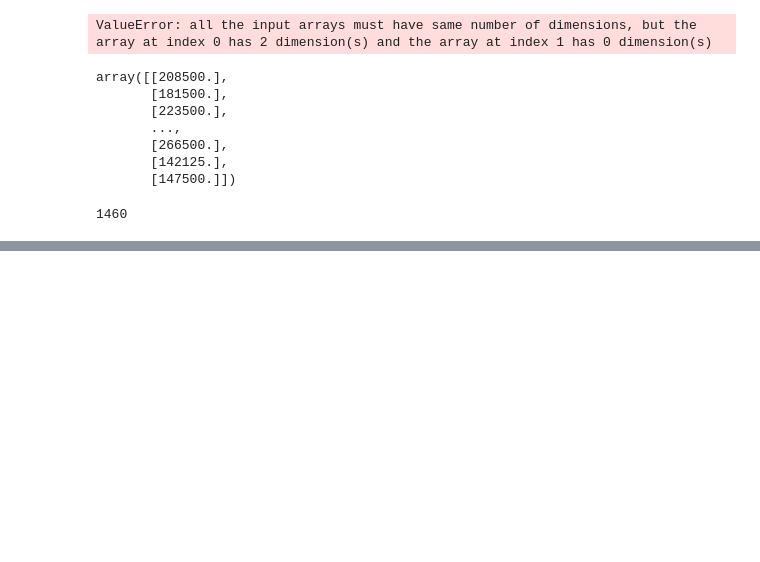
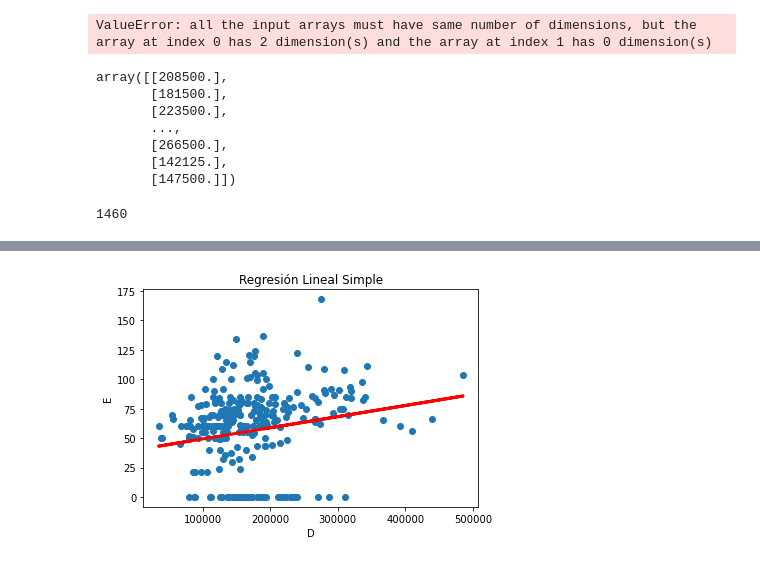
Before and after one commit to Marcot98/MaestriaDataScience, a Jupyter notebook: Ciencia de Datos en Python/Proyecto Final/pruebas proyecto final.ipynb, the cells around one changed output, grey strips where cells are left out. Drawn from its saved outputs; the diff is of its cells as text; code cells hidden in the pictures; blank space fills up the shorter version.

Commit message:
método sklearn

```diff
--- a/Ciencia de Datos en Python/Proyecto Final/pruebas proyecto final.ipynb
+++ b/Ciencia de Datos en Python/Proyecto Final/pruebas proyecto final.ipynb
@@ -564,0 +622,7 @@ len(D)
+# %%
+from sklearn.model_selection import train_test_split
+#Separo los datos de "train" en entrenamiento y prueba para probar los algoritmos
+X_train, X_test, y_train, y_test = train_test_split(D, I, test_size=0.2)
+# %%
+#Defino el algoritmo a utilizar
+lr = linear_model.LinearRegression()
@@ -564,0 +634,13 @@ len(D)
+# %%
+#Realizo una predicción
+Y_pred = lr.predict(X_test)
+# %%
+#Graficamos los datos junto con el modelo
+plt.scatter(X_test, y_test)
+plt.plot(X_test, Y_pred, color='red', linewidth=3)
+plt.title('Regresión Lineal Simple')
+plt.xlabel('D')
+plt.ylabel('E')
+plt.show()
+# %% [output]
+[figure, added]
```
Also changed, not shown: parts of 15 cells of this notebook, 1 other file.
